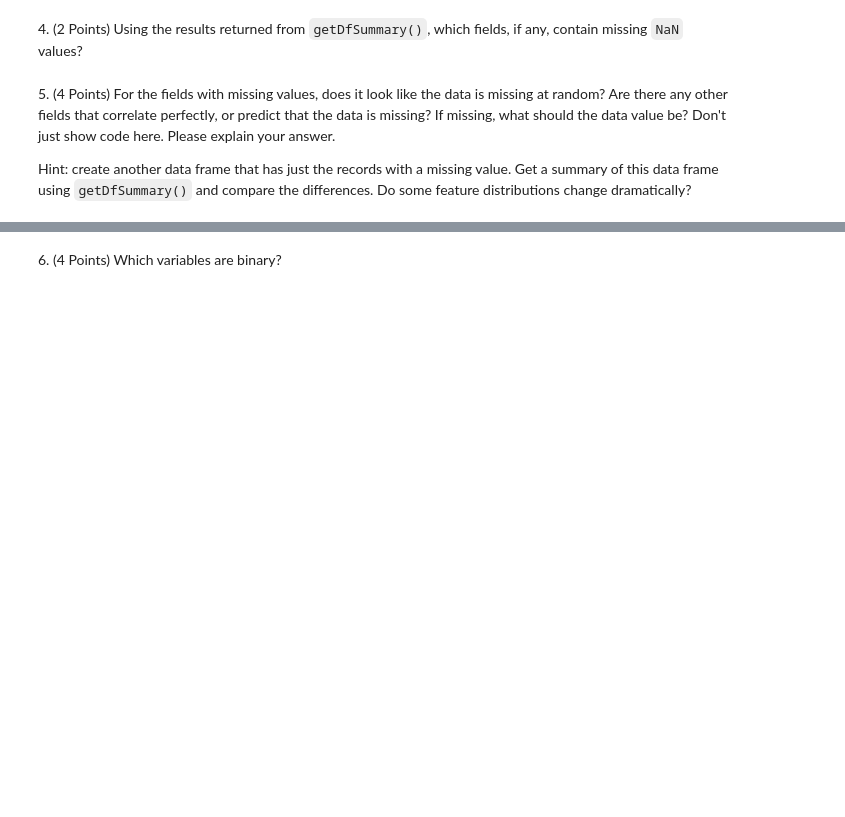
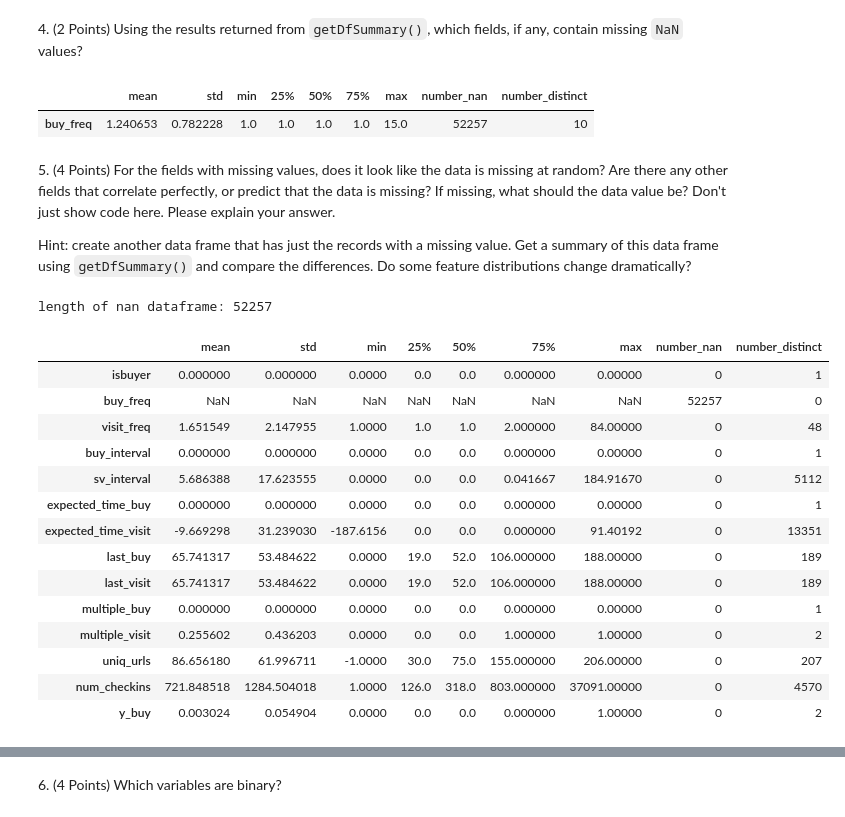
Before and after one commit to rmfeng/ds1001, a Jupyter notebook: homework/hw2/Homework 2.ipynb, the cells around one changed output, grey strips where cells are left out. Drawn from its saved outputs; the diff is of its cells as text; code cells hidden in the pictures; blank space fills up the shorter version.

```diff
--- a/homework/hw2/Homework 2.ipynb
+++ b/homework/hw2/Homework 2.ipynb
@@ -102,6 +156,11 @@ Hint: `use %timeit`
 4\. (2 Points) Using the results returned from `getDfSummary()`, which fields, if any, contain missing `NaN` values?
 # %%
 # Place your code here
+df = getDfSummary(ads)
+df[df['number_nan'] > 0]
+# %% [output]
+|  | mean | std | min | 25% | 50% | 75% | max | number_nan | number_distinct |
+| buy_freq | 1.240653 | 0.782228 | 1.0 | 1.0 | 1.0 | 1.0 | 15.0 | 52257 | 10 |
 # %% [markdown]
 5\. (4 Points) For the fields with missing values, does it look like the data is missing at random? Are there any other fields that correlate perfectly, or predict that the data is missing? If missing, what should the data value be? Don't just show code here. Please explain your answer.
 
@@ -110,0 +168,23 @@ Hint: create another data frame that has just the records with a missing value.
+# %%
+# Place your code here
+df_nan = ads[pd.isnull(ads['buy_freq'])]
+df_nan_summ = getDfSummary(df_nan)
+print("length of nan dataframe: %s" % df_nan.shape[0])
+display(df_nan_summ)
+# %% [output]
+length of nan dataframe: 52257
+|  | mean | std | min | 25% | 50% | 75% | max | number_nan | number_distinct |
+| isbuyer | 0.000000 | 0.000000 | 0.0000 | 0.0 | 0.0 | 0.000000 | 0.00000 | 0 | 1 |
+| buy_freq | NaN | NaN | NaN | NaN | NaN | NaN | NaN | 52257 | 0 |
+| visit_freq | 1.651549 | 2.147955 | 1.0000 | 1.0 | 1.0 | 2.000000 | 84.00000 | 0 | 48 |
+| buy_interval | 0.000000 | 0.000000 | 0.0000 | 0.0 | 0.0 | 0.000000 | 0.00000 | 0 | 1 |
+| sv_interval | 5.686388 | 17.623555 | 0.0000 | 0.0 | 0.0 | 0.041667 | 184.91670 | 0 | 5112 |
+| expected_time_buy | 0.000000 | 0.000000 | 0.0000 | 0.0 | 0.0 | 0.000000 | 0.00000 | 0 | 1 |
+| expected_time_visit | -9.669298 | 31.239030 | -187.6156 | 0.0 | 0.0 | 0.000000 | 91.40192 | 0 | 13351 |
+| last_buy | 65.741317 | 53.484622 | 0.0000 | 19.0 | 52.0 | 106.000000 | 188.00000 | 0 | 189 |
+| last_visit | 65.741317 | 53.484622 | 0.0000 | 19.0 | 52.0 | 106.000000 | 188.00000 | 0 | 189 |
+| multiple_buy | 0.000000 | 0.000000 | 0.0000 | 0.0 | 0.0 | 0.000000 | 0.00000 | 0 | 1 |
+| multiple_visit | 0.255602 | 0.436203 | 0.0000 | 0.0 | 0.0 | 1.000000 | 1.00000 | 0 | 2 |
+| uniq_urls | 86.656180 | 61.996711 | -1.0000 | 30.0 | 75.0 | 155.000000 | 206.00000 | 0 | 207 |
+| num_checkins | 721.848518 | 1284.504018 | 1.0000 | 126.0 | 318.0 | 803.000000 | 37091.00000 | 0 | 4570 |
+| y_buy | 0.003024 | 0.054904 | 0.0000 | 0.0 | 0.0 | 0.000000 | 1.00000 | 0 | 2 |
```
Also changed, not shown: parts of 22 cells of this notebook, 2 other files.
